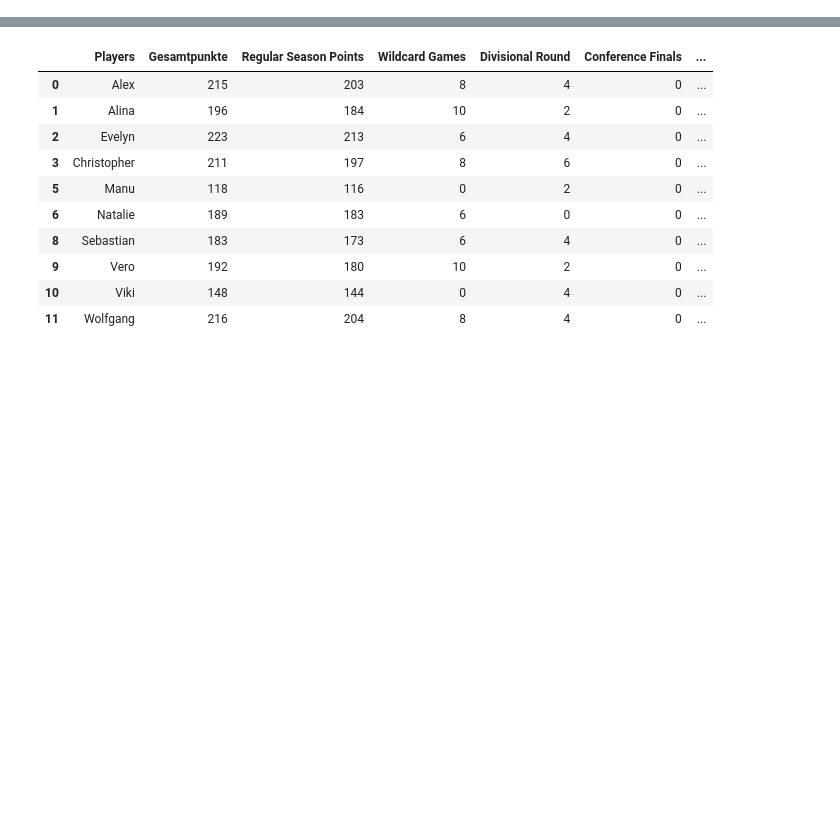
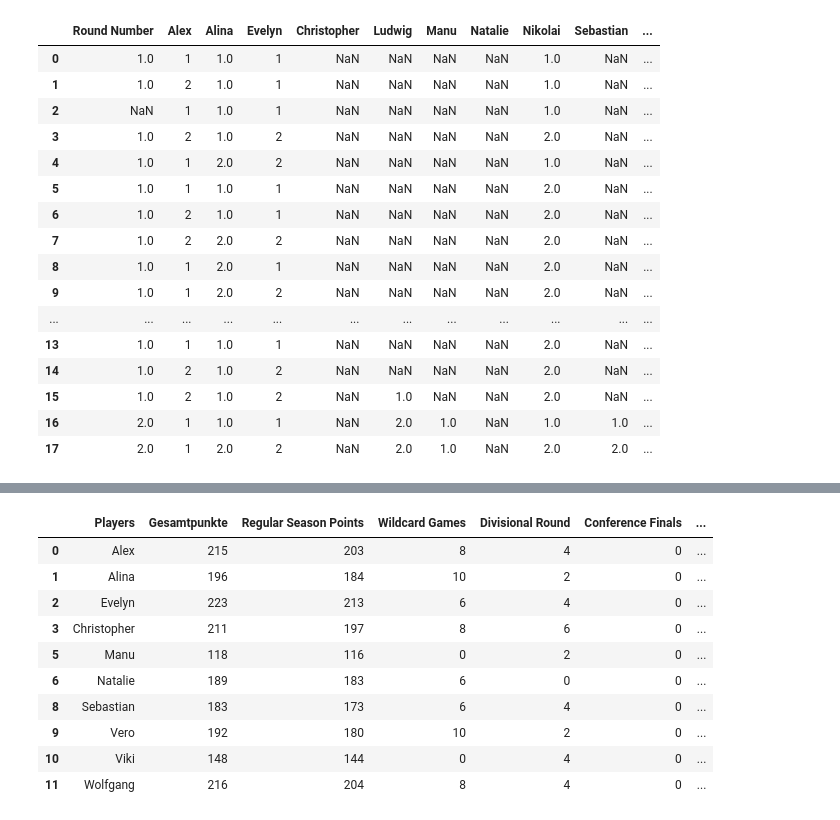
Before and after one commit to AlexSchinnerl/nfl_2024, a Jupyter notebook: nflPlots.ipynb, the cells around one changed output, grey strips where cells are left out. Saved outputs shown, nothing was run; the diff lists cells and outputs as text; code cells hidden in the pictures; blank space fills up the shorter version.

```diff
--- a/nflPlots.ipynb
+++ b/nflPlots.ipynb
@@ -9,0 +45,4 @@ scores_DF = pd.read_csv("data/scoring.csv")
+# %%
+scores2023_cols = ["Round Number", "Alex", "Alina", "Evelyn", "Christopher", "Ludwig", "Manu", "Natalie", "Nikolai", "Sebastian", "Vero", "Viki", "Wolfgang"]
+scores2023_DF = scores2023_DF[scores2023_cols]#.groupby("Round Number", as_index=False).sum()
+scores2023_DF
@@ -9,0 +63,5 @@ scores_DF = pd.read_csv("data/scoring.csv")
+# %%
+scores2023_RegSeason_DF = scores2023_DF.head(18)
+scores2023_RegSeason_DF
+scores2023_playoff_DF = scores2023_DF[18:]
+scores2023_playoff_DF
@@ -9,0 +82,20 @@ scores_DF = pd.read_csv("data/scoring.csv")
+# %%
+scores2023_RegSeason_DF
+# %% [output]
+|  | Round Number | Alex | Alina | Evelyn | Christopher | Ludwig | Manu | Natalie | Nikolai | Sebastian | ... |
+| 0 | 1.0 | 1 | 1.0 | 1 | NaN | NaN | NaN | NaN | 1.0 | NaN | ... |
+| 1 | 1.0 | 2 | 1.0 | 1 | NaN | NaN | NaN | NaN | 1.0 | NaN | ... |
+| 2 | NaN | 1 | 1.0 | 1 | NaN | NaN | NaN | NaN | 1.0 | NaN | ... |
+| 3 | 1.0 | 2 | 1.0 | 2 | NaN | NaN | NaN | NaN | 2.0 | NaN | ... |
+| 4 | 1.0 | 1 | 2.0 | 2 | NaN | NaN | NaN | NaN | 1.0 | NaN | ... |
+| 5 | 1.0 | 1 | 1.0 | 1 | NaN | NaN | NaN | NaN | 2.0 | NaN | ... |
+| 6 | 1.0 | 2 | 1.0 | 1 | NaN | NaN | NaN | NaN | 2.0 | NaN | ... |
+| 7 | 1.0 | 2 | 2.0 | 2 | NaN | NaN | NaN | NaN | 2.0 | NaN | ... |
+| 8 | 1.0 | 1 | 2.0 | 1 | NaN | NaN | NaN | NaN | 2.0 | NaN | ... |
+| 9 | 1.0 | 1 | 2.0 | 2 | NaN | NaN | NaN | NaN | 2.0 | NaN | ... |
+| ... | ... | ... | ... | ... | ... | ... | ... | ... | ... | ... | ... |
+| 13 | 1.0 | 1 | 1.0 | 1 | NaN | NaN | NaN | NaN | 2.0 | NaN | ... |
+| 14 | 1.0 | 2 | 1.0 | 2 | NaN | NaN | NaN | NaN | 2.0 | NaN | ... |
+| 15 | 1.0 | 2 | 1.0 | 2 | NaN | 1.0 | NaN | NaN | 2.0 | NaN | ... |
+| 16 | 2.0 | 1 | 1.0 | 1 | NaN | 2.0 | 1.0 | NaN | 1.0 | 1.0 | ... |
+| 17 | 2.0 | 1 | 2.0 | 2 | NaN | 2.0 | 1.0 | NaN | 2.0 | 2.0 | ... |
```
Also changed, not shown: parts of 13 cells of this notebook, 4 other files.
